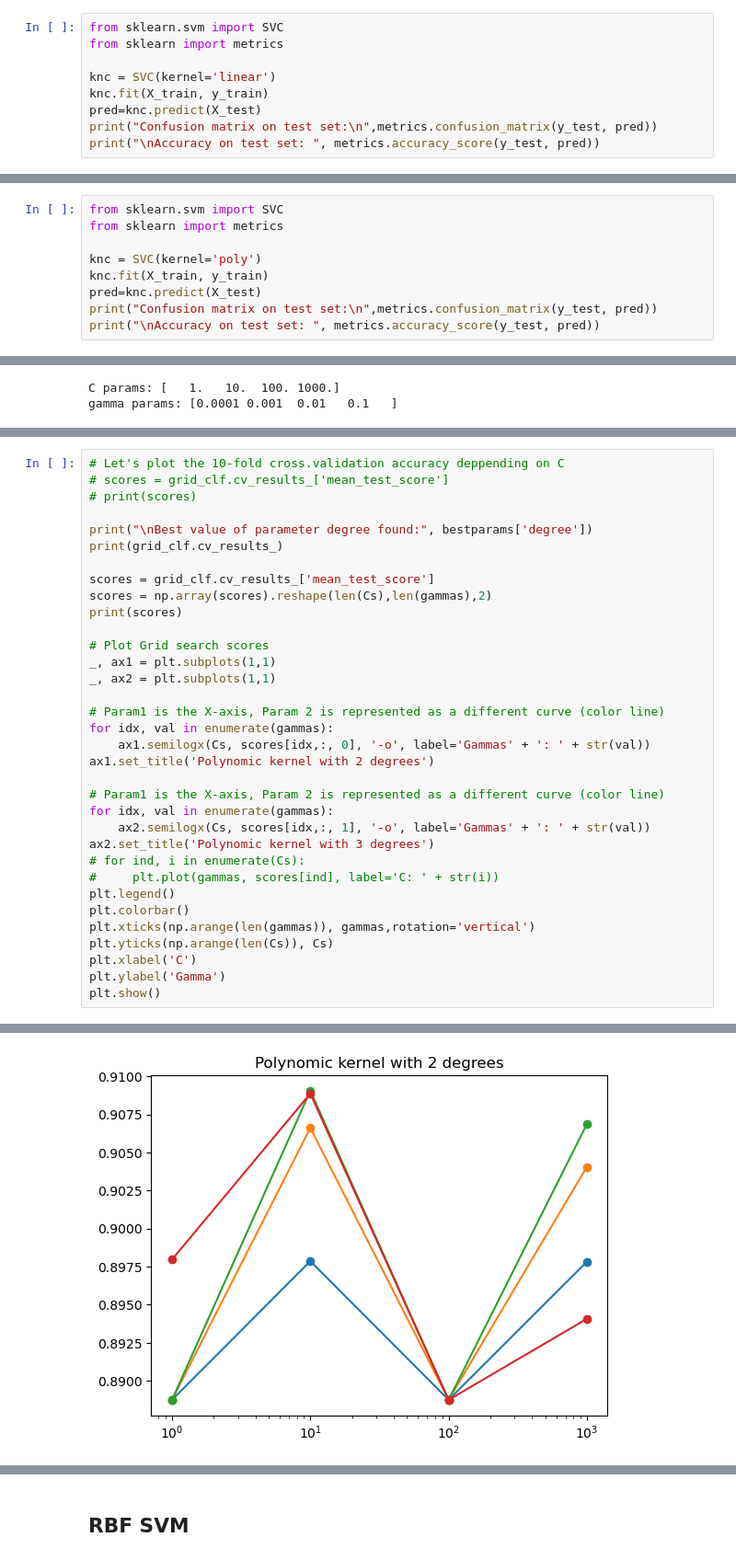
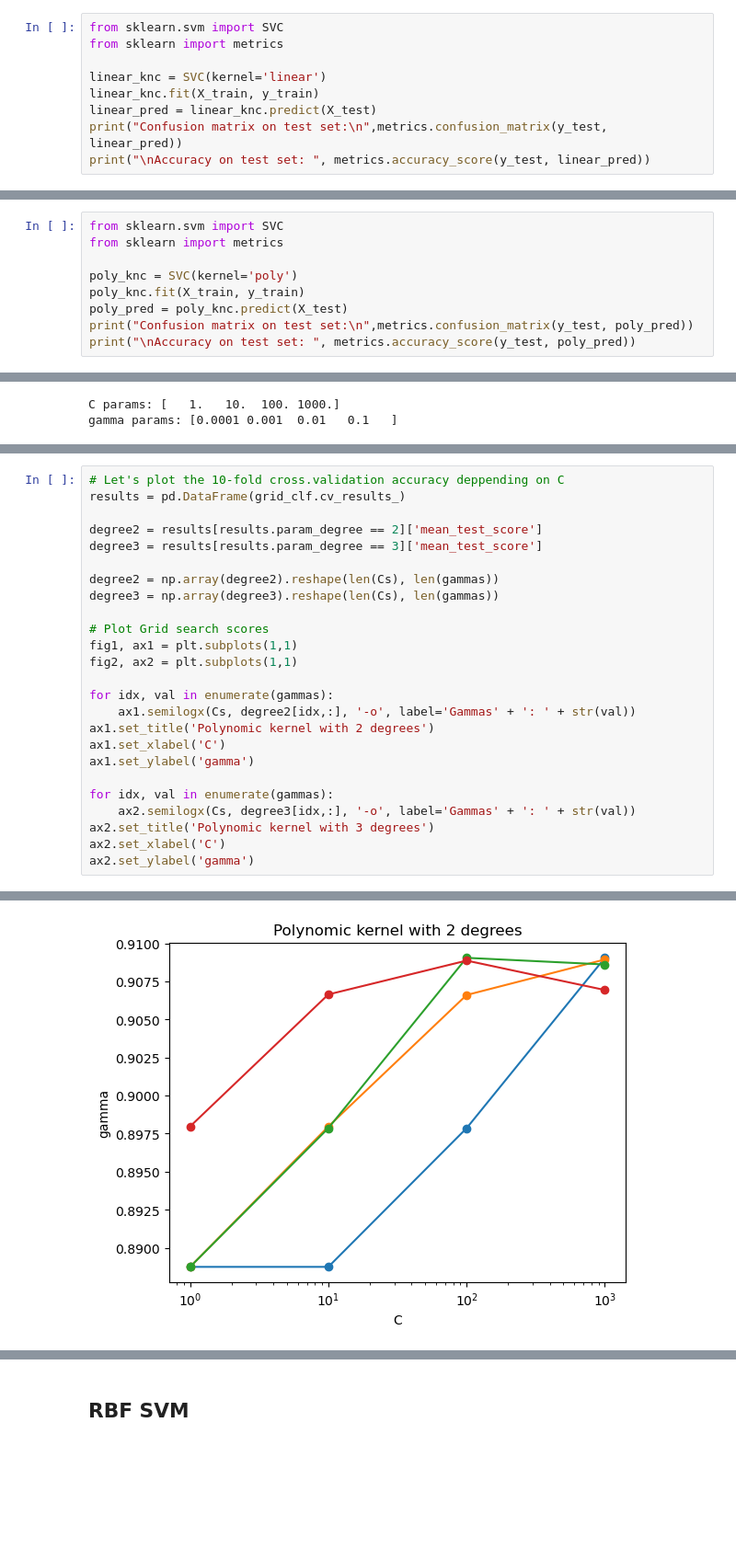
Before and after one commit to khaledmalhal/MIDA_Project, a Jupyter notebook: SVM.ipynb, the cells around one changed output, grey strips where cells are left out. Shown at 92% size. Saved outputs shown, nothing was run; the diff lists cells and outputs as text; blank space fills up the shorter version.

```diff
--- a/SVM.ipynb
+++ b/SVM.ipynb
@@ -159,11 +159,11 @@ X_test = scaler.transform(X_test)
 from sklearn.svm import SVC
 from sklearn import metrics
 
-knc = SVC(kernel='linear')
-knc.fit(X_train, y_train)
-pred=knc.predict(X_test)
-print("Confusion matrix on test set:\n",metrics.confusion_matrix(y_test, pred))
-print("\nAccuracy on test set: ", metrics.accuracy_score(y_test, pred))
+linear_knc = SVC(kernel='linear')
+linear_knc.fit(X_train, y_train)
+linear_pred = linear_knc.predict(X_test)
+print("Confusion matrix on test set:\n",metrics.confusion_matrix(y_test, linear_pred))
+print("\nAccuracy on test set: ", metrics.accuracy_score(y_test, linear_pred))
 # %% [output]
 Confusion matrix on test set:
  [[10199   251]
@@ -236,11 +262,11 @@ Prop. of supports:  0.19837422082892867
 from sklearn.svm import SVC
 from sklearn import metrics
 
-knc = SVC(kernel='poly')
-knc.fit(X_train, y_train)
-pred=knc.predict(X_test)
-print("Confusion matrix on test set:\n",metrics.confusion_matrix(y_test, pred))
-print("\nAccuracy on test set: ", metrics.accuracy_score(y_test, pred))
+poly_knc = SVC(kernel='poly')
+poly_knc.fit(X_train, y_train)
+poly_pred = poly_knc.predict(X_test)
+print("Confusion matrix on test set:\n",metrics.confusion_matrix(y_test, poly_pred))
+print("\nAccuracy on test set: ", metrics.accuracy_score(y_test, poly_pred))
 # %% [output]
 Confusion matrix on test set:
  [[10217   233]
@@ -288,36 +330,27 @@ Best value of parameter gamma found:  0.1
 Best value of parameter degree found: 2
 # %%
 # Let's plot the 10-fold cross.validation accuracy deppending on C
-# scores = grid_clf.cv_results_['mean_test_score']
-# print(scores)
+results = pd.DataFrame(grid_clf.cv_results_)
 
-print("\nBest value of parameter degree found:", bestparams['degree'])
-print(grid_clf.cv_results_)
+degree2 = results[results.param_degree == 2]['mean_test_score']
+degree3 = results[results.param_degree == 3]['mean_test_score']
 
-scores = grid_clf.cv_results_['mean_test_score']
-scores = np.array(scores).reshape(len(Cs),len(gammas),2)
-print(scores)
+degree2 = np.array(degree2).reshape(len(Cs), len(gammas))
+degree3 = np.array(degree3).reshape(len(Cs), len(gammas))
 
 # Plot Grid search scores
-_, ax1 = plt.subplots(1,1)
-_, ax2 = plt.subplots(1,1)
+fig1, ax1 = plt.subplots(1,1)
+fig2, ax2 = plt.subplots(1,1)
 
-# Param1 is the X-axis, Param 2 is represented as a different curve (color line)
 for idx, val in enumerate(gammas):
-    ax1.semilogx(Cs, scores[idx,:, 0], '-o', label='Gammas' + ': ' + str(val))
+    ax1.semilogx(Cs, degree2[idx,:], '-o', label='Gammas' + ': ' + str(val))
 ax1.set_title('Polynomic kernel with 2 degrees')
+ax1.set_xlabel('C')
+ax1.set_ylabel('gamma')
 
-# Param1 is the X-axis, Param 2 is represented as a different curve (color line)
 for idx, val in enumerate(gammas):
-    ax2.semilogx(Cs, scores[idx,:, 1], '-o', label='Gammas' + ': ' + str(val))
+    ax2.semilogx(Cs, degree3[idx,:], '-o', label='Gammas' + ': ' + str(val))
 ax2.set_title('Polynomic kernel with 3 degrees')
-# for ind, i in enumerate(Cs):
-#     plt.plot(gammas, scores[ind], label='C: ' + str(i))
-plt.legend()
-plt.colorbar()
-plt.xticks(np.arange(len(gammas)), gammas,rotation='vertical')
-plt.yticks(np.arange(len(Cs)), Cs)
-plt.xlabel('C')
-plt.ylabel('Gamma')
-plt.show()
+ax2.set_xlabel('C')
+ax2.set_ylabel('gamma')
 # %% [output]
@@ -342 +358 @@ RuntimeError: No mappable was found to use for colorbar creation. First define a
-[figure, old version]
+[figure, new version]
```
Also changed, not shown: parts of 37 cells of this notebook.
